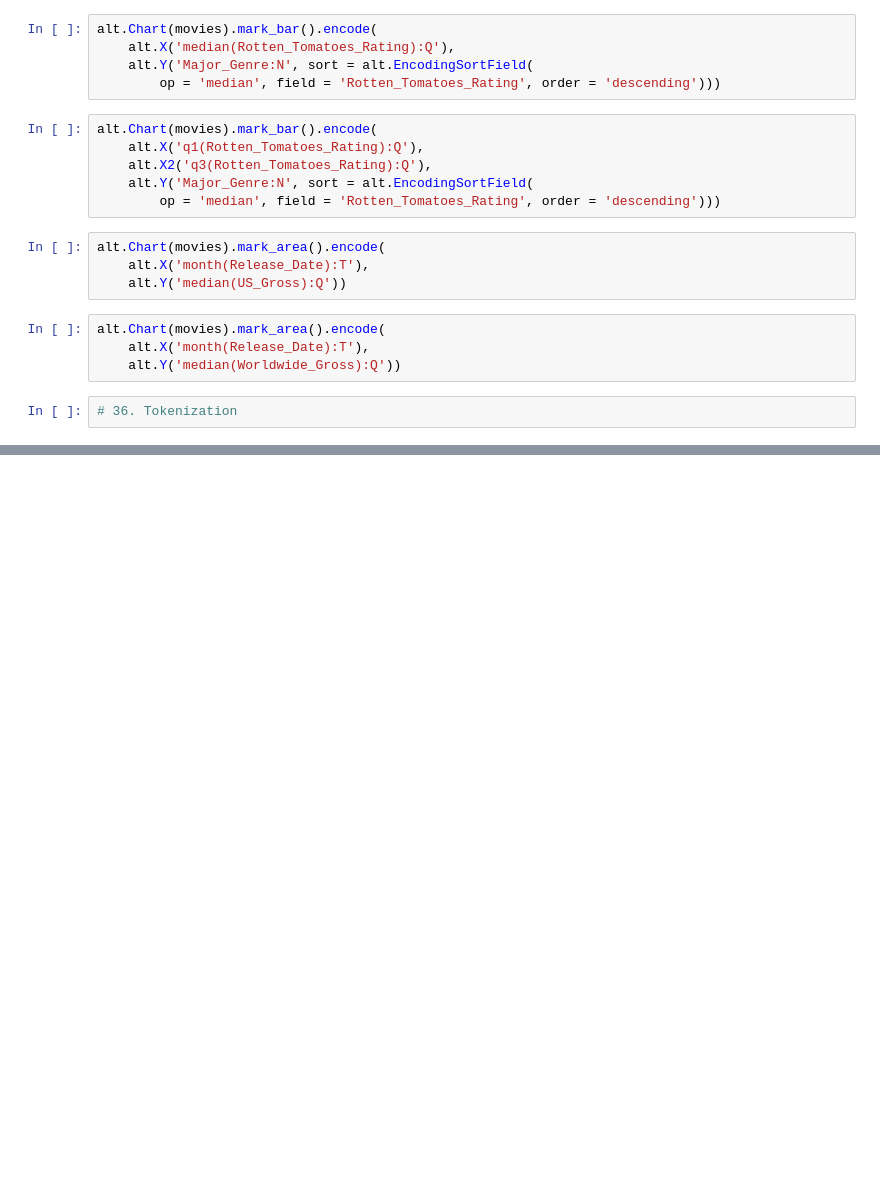
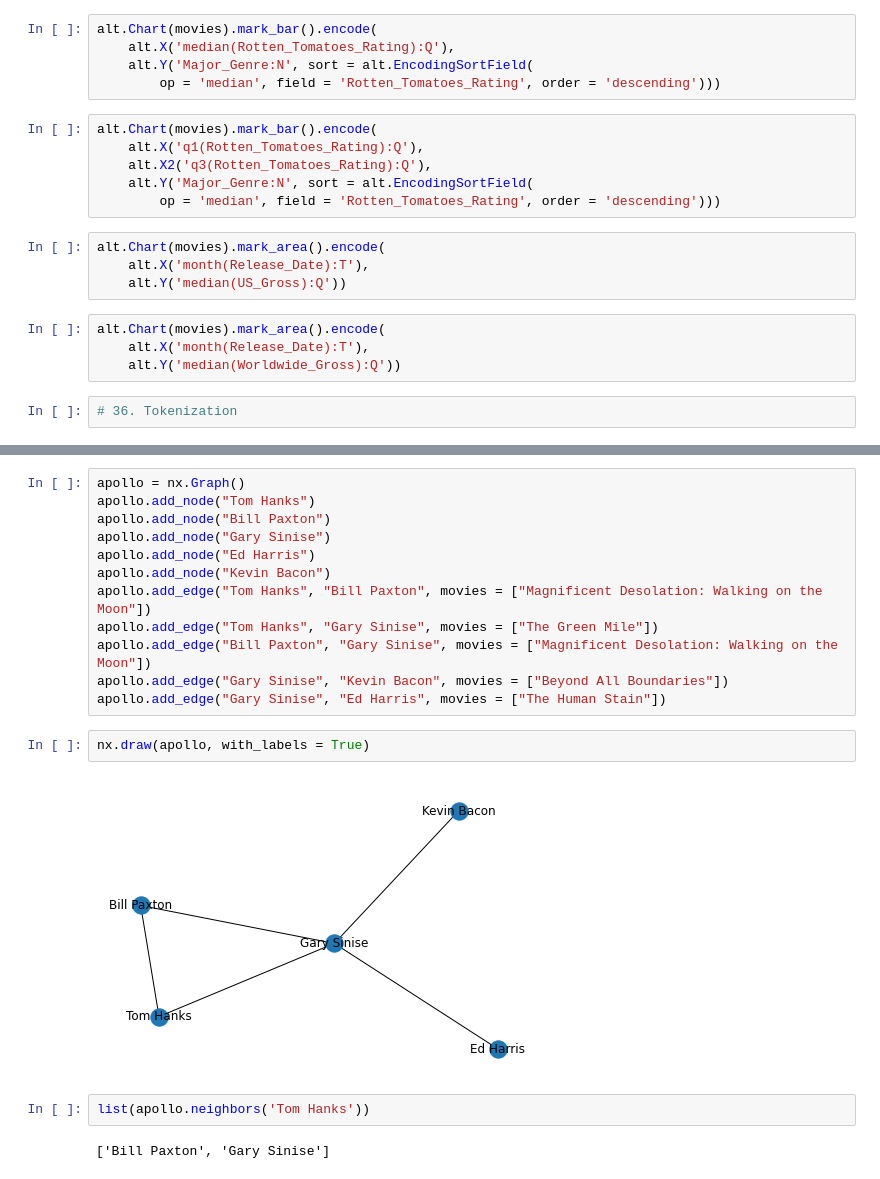
Before and after one commit to spencerkelly25/Python-Practice, a Jupyter notebook: Python Refresh pt 2.ipynb, the cells around one changed output, grey strips where cells are left out. Drawn from its saved outputs; the diff is of its cells as text; blank space fills up the shorter version.

```diff
--- a/Python Refresh pt 2.ipynb
+++ b/Python Refresh pt 2.ipynb
@@ -409,0 +688,20 @@ alt.Chart(movies).mark_area().encode(
+# %%
+apollo = nx.Graph()
+apollo.add_node("Tom Hanks")
+apollo.add_node("Bill Paxton")
+apollo.add_node("Gary Sinise")
+apollo.add_node("Ed Harris")
+apollo.add_node("Kevin Bacon")
+apollo.add_edge("Tom Hanks", "Bill Paxton", movies = ["Magnificent Desolation: Walking on the Moon"])
+apollo.add_edge("Tom Hanks", "Gary Sinise", movies = ["The Green Mile"])
+apollo.add_edge("Bill Paxton", "Gary Sinise", movies = ["Magnificent Desolation: Walking on the Moon"])
+apollo.add_edge("Gary Sinise", "Kevin Bacon", movies = ["Beyond All Boundaries"])
+apollo.add_edge("Gary Sinise", "Ed Harris", movies = ["The Human Stain"])
+# %%
+nx.draw(apollo, with_labels = True)
+# %% [output]
+[figure, added]
+# %%
+list(apollo.neighbors('Tom Hanks'))
+# %% [output]
+['Bill Paxton', 'Gary Sinise']
```
Also changed, not shown: parts of 59 cells of this notebook.
